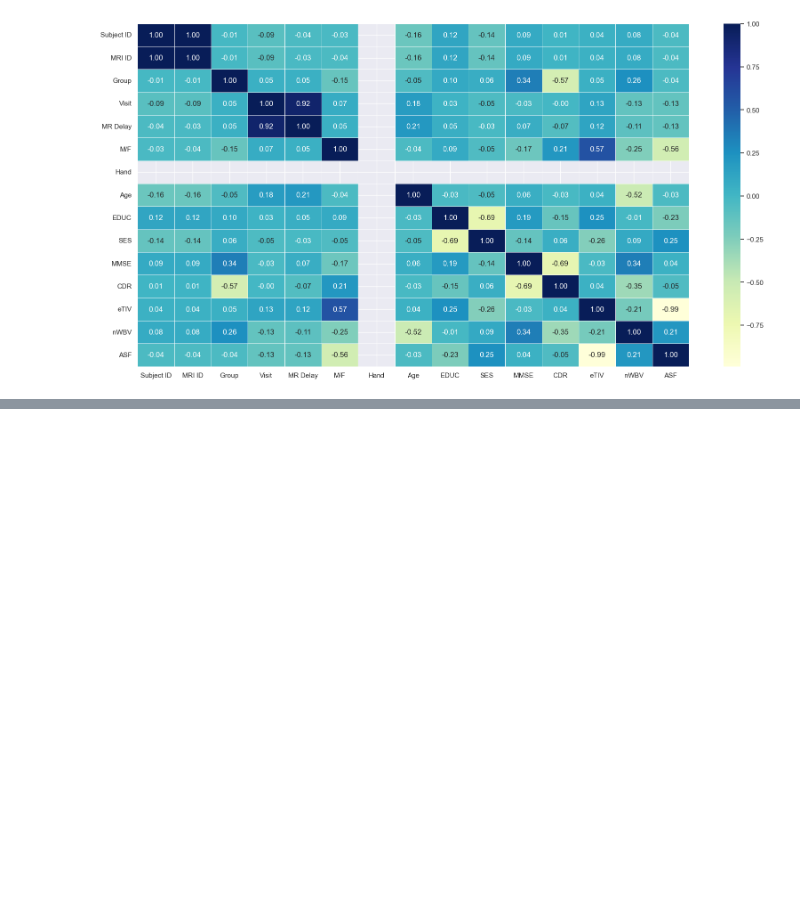
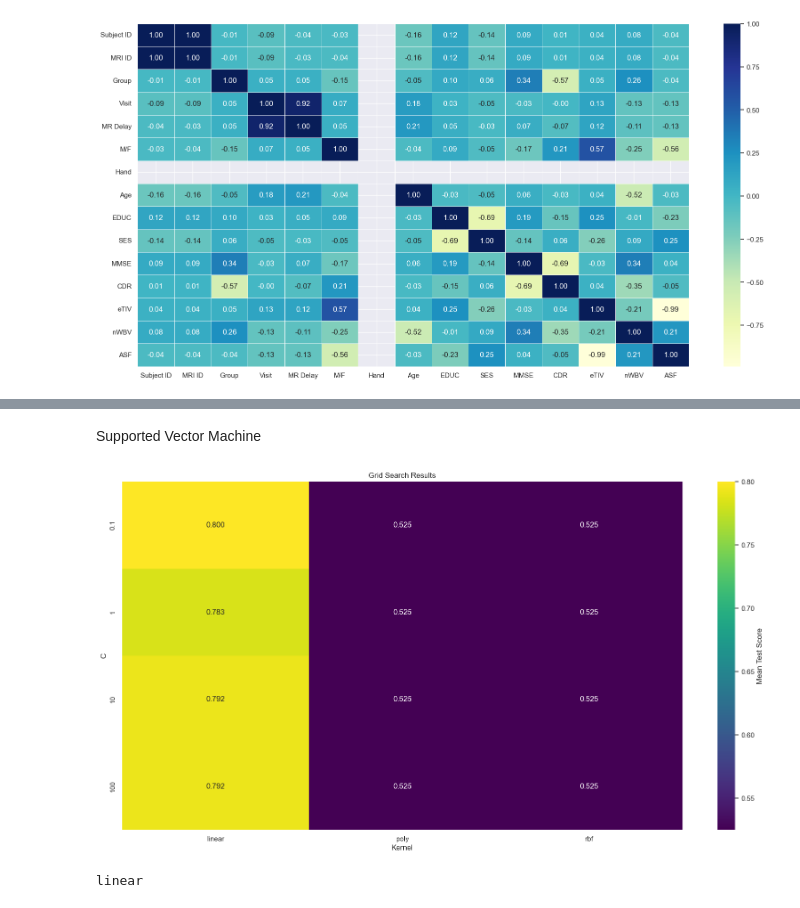
Before and after one commit to mb1504/uzop_project, a Jupyter notebook: PROJEKT_UZOP.ipynb, the cells around one changed output, grey strips where cells are left out. Cells and saved outputs as stored; diff of their text form; code cells hidden in the pictures; blank space fills up the shorter version.

```diff
--- a/PROJEKT_UZOP.ipynb
+++ b/PROJEKT_UZOP.ipynb
@@ -343,0 +459,25 @@ plt.show()
+# %% [markdown]
+Supported Vector Machine
+# %%
+param_grid = {'C': [0.1, 1, 10, 100], 'kernel': ['linear', 'rbf', 'poly']}
+grid_search = GridSearchCV(SVC(), param_grid, cv=10, scoring='accuracy')
+grid_search.fit(X_train, y_train)
+best_params = grid_search.best_params_
+# %%
+results = pd.DataFrame(grid_search.cv_results_)
+
+# Visualizing grid search results using a heatmap
+heatmap_data = results.pivot(index='param_C', columns='param_kernel', values='mean_test_score')
+sns.heatmap(heatmap_data, annot=True, cmap='viridis', fmt='.3f', cbar_kws={'label': 'Mean Test Score'})
+plt.xlabel('Kernel')
+plt.ylabel('C')
+plt.title('Grid Search Results')
+plt.show()
+# %% [output]
+[figure, added]
+# %%
+best_C = best_params['C']
+best_kernel = best_params['kernel']
+print(best_kernel)
+# %% [output]
+linear
```
Also changed, not shown: parts of 36 cells of this notebook.
